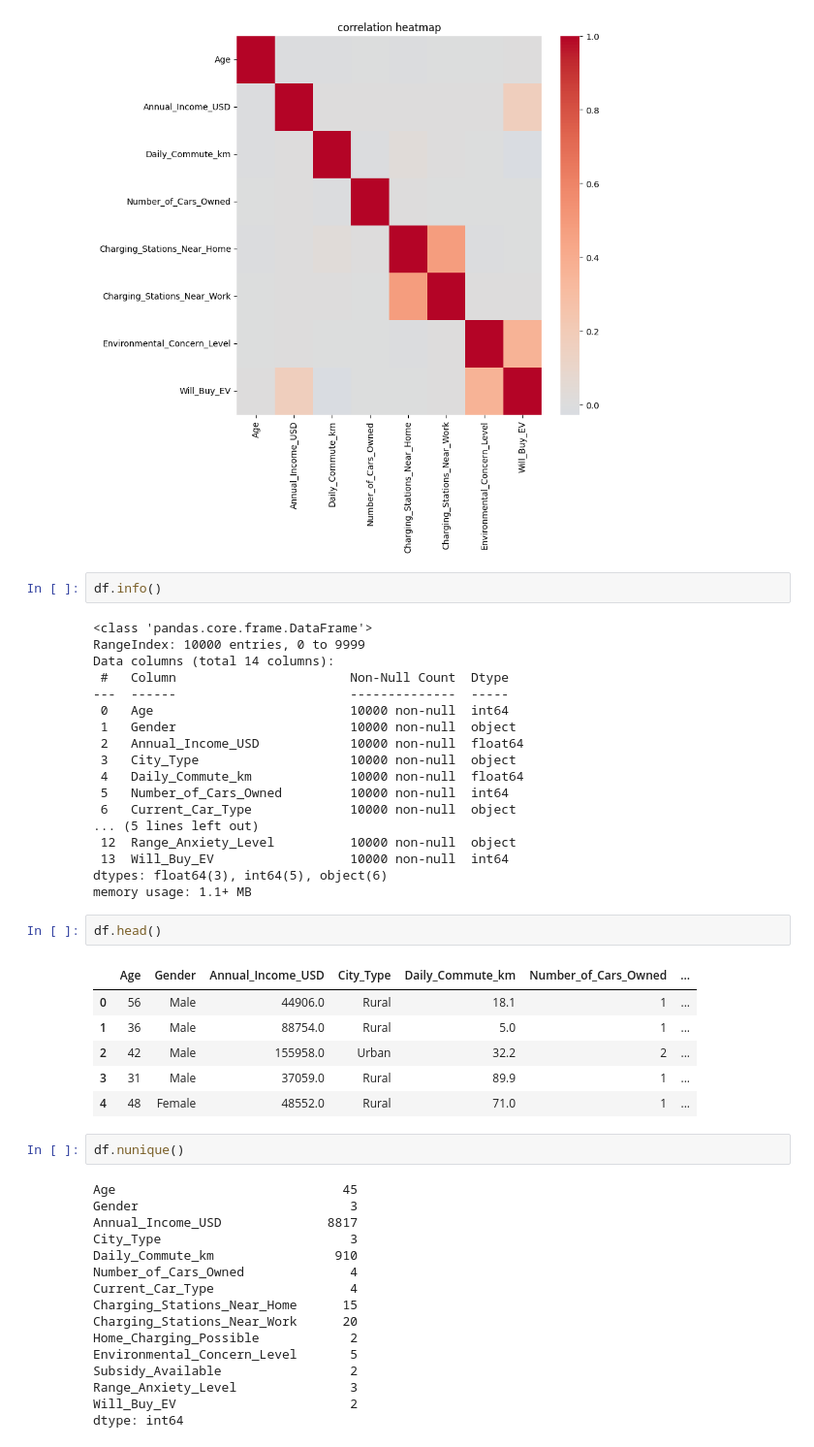
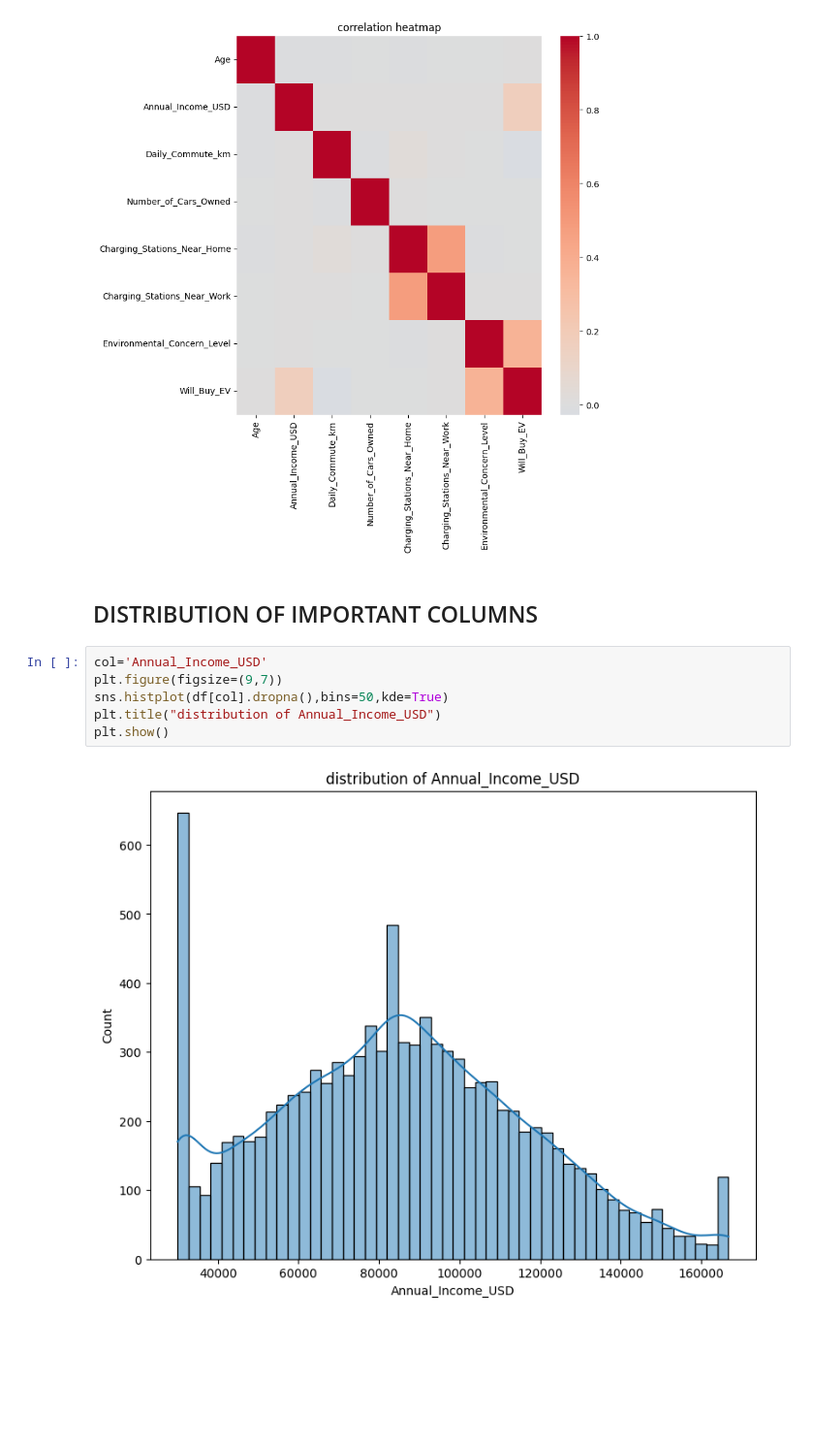
Before and after one commit to englishbit/38-EV-Adoption-Behavior-and-Range-Anxiety-Machine-Learning-Notebook, a Jupyter notebook: Research.ipynb, the cells around one changed output. Shown at 97% size. Drawn from its saved outputs; the diff is of its cells as text; blank space fills up the shorter version.

```diff
--- a/Research.ipynb
+++ b/Research.ipynb
@@ -173,50 +183,13 @@ plt.title("correlation heatmap")
 plt.show()
 # %% [output]
 [figure]
-# %%
-df.info()
-# %% [output]
-<class 'pandas.core.frame.DataFrame'>
-RangeIndex: 10000 entries, 0 to 9999
-Data columns (total 14 columns):
- #   Column                       Non-Null Count  Dtype
----  ------                       --------------  -----
- 0   Age                          10000 non-null  int64
- 1   Gender                       10000 non-null  object
- 2   Annual_Income_USD            10000 non-null  float64
- 3   City_Type                    10000 non-null  object
- 4   Daily_Commute_km             10000 non-null  float64
- 5   Number_of_Cars_Owned         10000 non-null  int64
- 6   Current_Car_Type             10000 non-null  object
-... (5 lines left out)
- 12  Range_Anxiety_Level          10000 non-null  object
- 13  Will_Buy_EV                  10000 non-null  int64
-dtypes: float64(3), int64(5), object(6)
-memory usage: 1.1+ MB
-# %%
-df.head()
-# %% [output]
-|  | Age | Gender | Annual_Income_USD | City_Type | Daily_Commute_km | Number_of_Cars_Owned | ... |
-| 0 | 56 | Male | 44906.0 | Rural | 18.1 | 1 | ... |
-| 1 | 36 | Male | 88754.0 | Rural | 5.0 | 1 | ... |
-| 2 | 42 | Male | 155958.0 | Urban | 32.2 | 2 | ... |
-| 3 | 31 | Male | 37059.0 | Rural | 89.9 | 1 | ... |
-| 4 | 48 | Female | 48552.0 | Rural | 71.0 | 1 | ... |
-# %%
-df.nunique()
-# %% [output]
-Age                              45
-Gender                            3
-Annual_Income_USD              8817
-City_Type                         3
-Daily_Commute_km                910
-Number_of_Cars_Owned              4
-Current_Car_Type                  4
-Charging_Stations_Near_Home      15
-Charging_Stations_Near_Work      20
-Home_Charging_Possible            2
-Environmental_Concern_Level       5
-Subsidy_Available                 2
-Range_Anxiety_Level               3
-Will_Buy_EV                       2
-dtype: int64
+# %% [markdown]
+## DISTRIBUTION OF IMPORTANT COLUMNS
+# %%
+col='Annual_Income_USD'
+plt.figure(figsize=(9,7))
+sns.histplot(df[col].dropna(),bins=50,kde=True)
+plt.title("distribution of Annual_Income_USD")
+plt.show()
+# %% [output]
+[figure, added]
```
Also changed, not shown: parts of 25 cells of this notebook.
